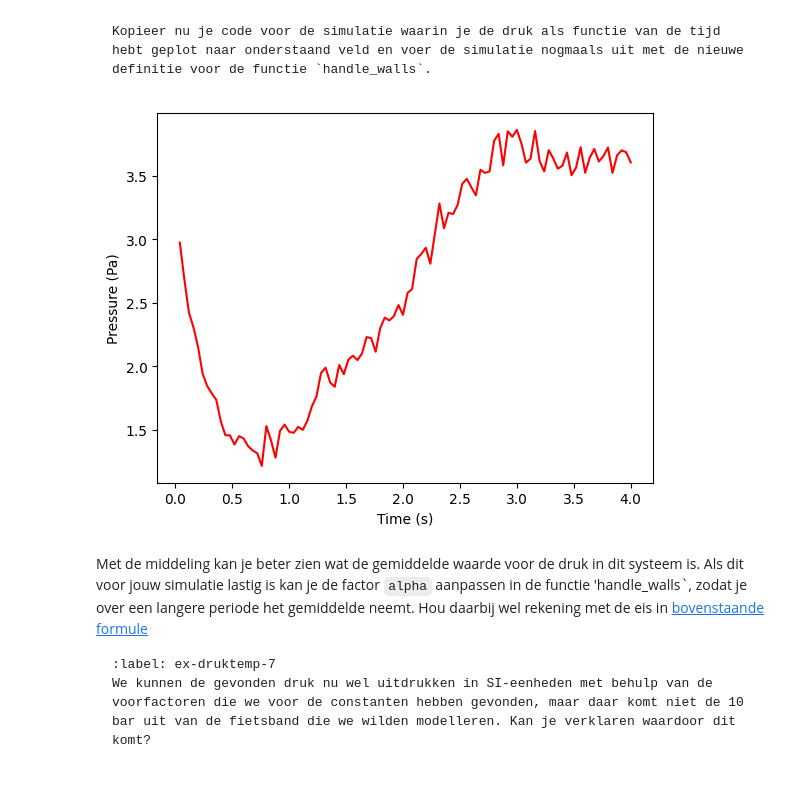
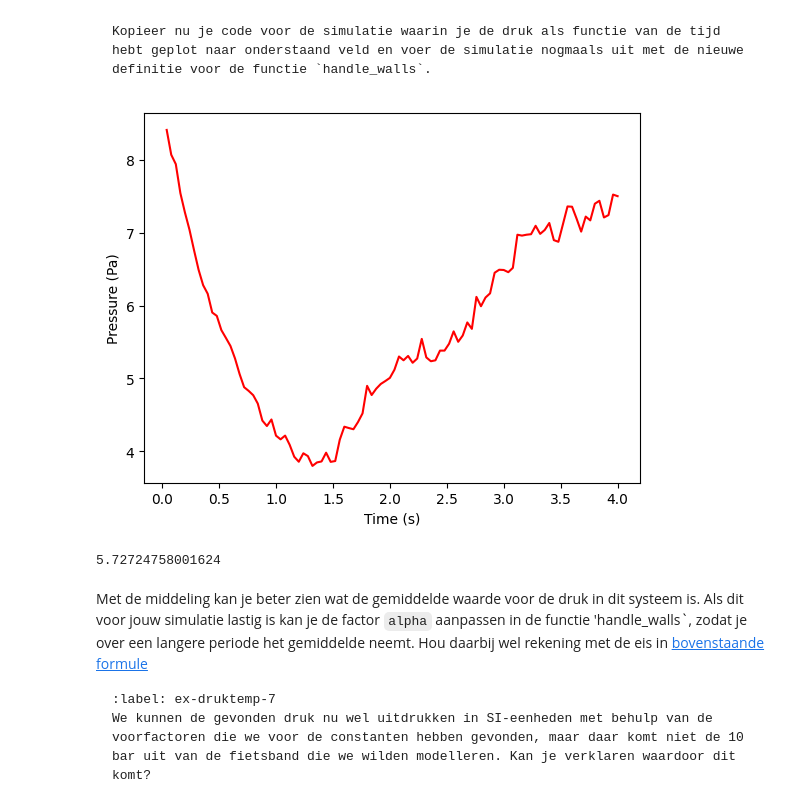
Before and after one commit to Daan401/thermolabDD, a Jupyter notebook: Content/PySim/5_druktemp.ipynb, the cells around one changed output. Drawn from its saved outputs; the diff is of its cells as text; code cells hidden in the pictures.

````diff
--- a/Content/PySim/5_druktemp.ipynb
+++ b/Content/PySim/5_druktemp.ipynb
@@ -309,18 +310,18 @@ Wat zou je als verklaring hiervoor geven?
 ```
 Door het kleine aantal deeltjes (40) veroorzaakt elke botsing met de wand een impuls, waardoor de druk fluctueert.
 # %%
-pressures = np.zeros(100)
+pressures_data = np.empty(100)
 times = np.linspace(1, 100, 100) * DT
 
 particles = []
 create_particles(particles)
 for i in range(100):
     take_time_step(particles)
-    pressures[i] = pressure
+    pressures_data[i] = pressure
 
 plt.figure()
 plt.xlabel("Time (s)")
 plt.ylabel("Pressure (Pa)")
-plt.plot(times, pressures, 'r-')
+plt.plot(times, pressures_data, 'r-')
 plt.show()
 # %% [output]
@@ -374,23 +375,24 @@ def handle_walls(particles):
 Kopieer nu je code voor de simulatie waarin je de druk als functie van de tijd hebt geplot naar onderstaand veld en voer de simulatie nogmaals uit met de nieuwe definitie voor de functie `handle_walls`.
 ```
 # %%
-pressures = np.zeros(100)
+pressures_data = np.empty(100)
 times = np.linspace(1, 100, 100) * DT
 
 particles = []
 create_particles(particles)
 for i in range(100):
     take_time_step(particles)
-    handle_walls(particles)
-    pressures[i] = pressure
+    pressures_data[i] = pressure
 
 plt.figure()
 plt.xlabel("Time (s)")
 plt.ylabel("Pressure (Pa)")
-plt.plot(times, pressures, 'r-')
+plt.plot(times, pressures_data, 'r-')
 plt.show()
+print(np.mean(pressures_data))
 # %% [output]
-[figure, old version]
+[figure, new version]
+5.72724758001624
 # %% [markdown]
 Met de middeling kan je beter zien wat de gemiddelde waarde voor de druk in dit systeem is. Als dit voor jouw simulatie lastig is kan je de factor `alpha` aanpassen in de functie 'handle_walls`, zodat je over een langere periode het gemiddelde neemt. Hou daarbij wel rekening met de eis in [bovenstaande formule](#int_norm)
 
````
Also changed, not shown: parts of 4 cells of this notebook.
